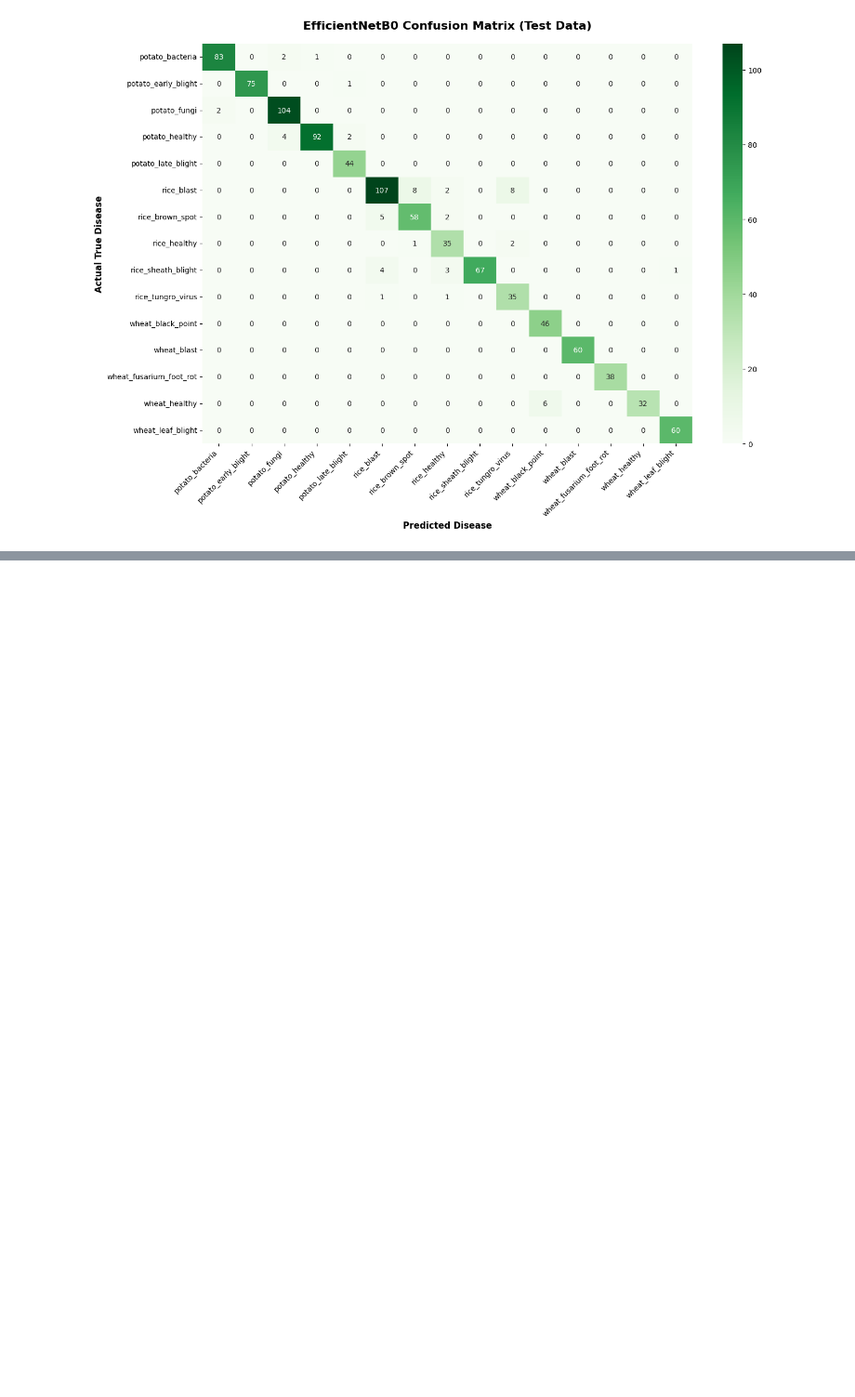
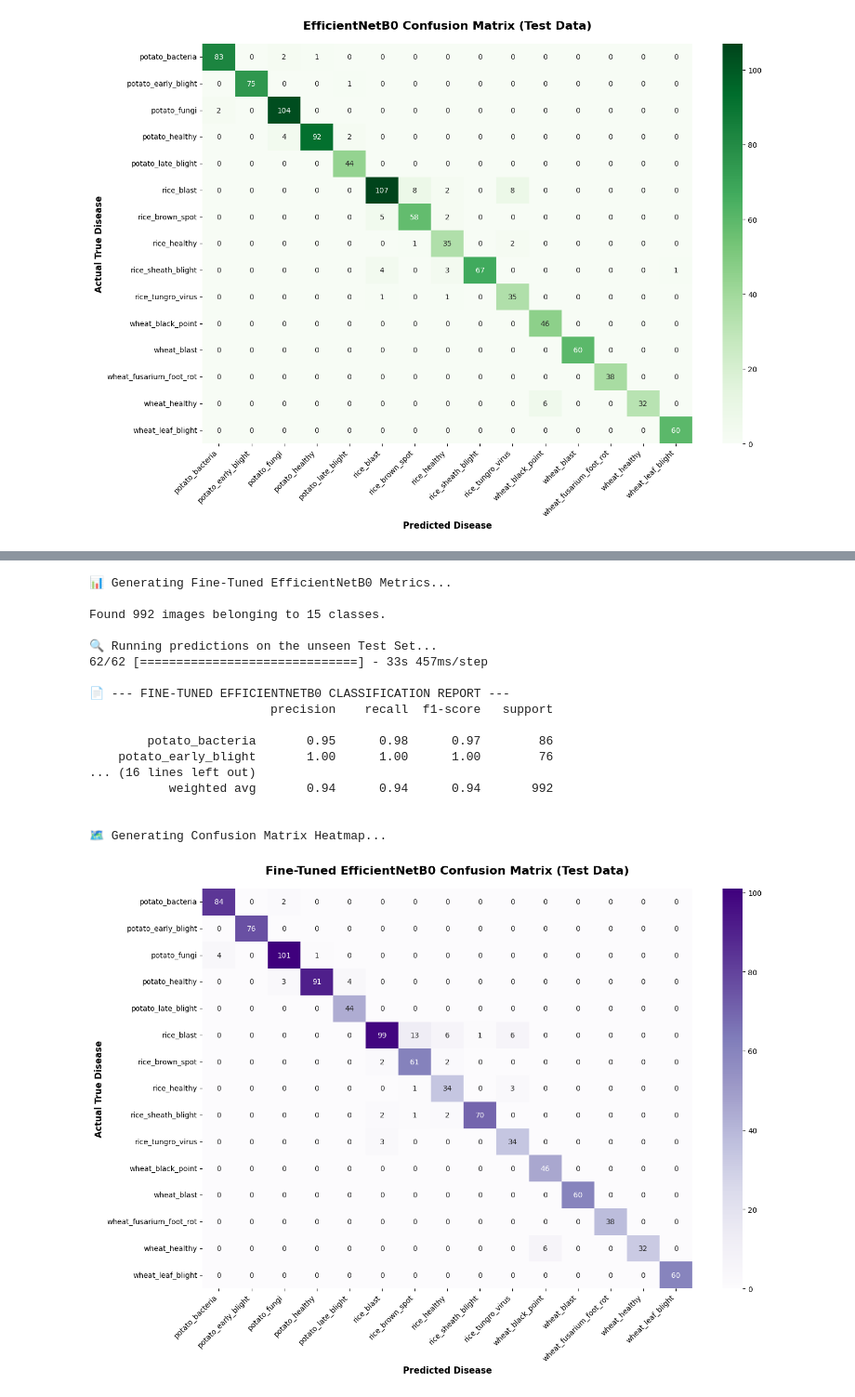
Before and after one commit to shihabpk99/AI-Powered-Crop-Disease-Detection-System, a Jupyter notebook: Master_attem.ipynb, the cells around one changed output, grey strips where cells are left out. Shown at 93% size. Cells and saved outputs as stored; diff of their text form; code cells hidden in the pictures; blank space fills up the shorter version.

```diff
--- a/Master_attem.ipynb
+++ b/Master_attem.ipynb
@@ -1107,0 +1278,70 @@ Found 992 images belonging to 15 classes.
+# %%
+# ==========================================
+# CELL #19 - FINE-TUNED EFFICIENTNET EVALUATION
+# ==========================================
+import numpy as np
+import matplotlib.pyplot as plt
+import seaborn as sns
+from sklearn.metrics import classification_report, confusion_matrix
+from tensorflow.keras.preprocessing.image import ImageDataGenerator
+
+print("📊 Generating Fine-Tuned EfficientNetB0 Metrics...\n")
+
+# 1. Setup the Unscaled Test Generator (Bulletproof!)
+eff_test_datagen = ImageDataGenerator() # NO RESCALE
+eff_test_generator = eff_test_datagen.flow_from_directory(
+    r"D:\MasterDataset\test",
+    target_size=(224, 224),
+    batch_size=16,
+    class_mode='categorical',
+    shuffle=False
+)
+
+# 2. Load the Fine-Tuned Champion Weights
+efficientnet_model.load_weights(r"D:\MasterModels\EfficientNetB0_FineTuned.keras")
+
+print("\n🔍 Running predictions on the unseen Test Set...")
+eff_test_generator.reset()
+
+predictions_ft = efficientnet_model.predict(eff_test_generator, verbose=1)
+predicted_classes_ft = np.argmax(predictions_ft, axis=1)
+
+true_classes = eff_test_generator.classes
+class_labels = list(eff_test_generator.class_indices.keys())
+
+# 3. TEXT REPORT: F1-SCORES
+print("\n📄 --- FINE-TUNED EFFICIENTNETB0 CLASSIFICATION REPORT ---")
+report_ft = classification_report(true_classes, predicted_classes_ft, target_names=class_labels)
+print(report_ft)
+
+# 4. VISUAL REPORT: CONFUSION MATRIX
+print("\n🗺️ Generating Confusion Matrix Heatmap...")
+cm_ft = confusion_matrix(true_classes, predicted_classes_ft)
+
+plt.figure(figsize=(14, 10))
+sns.heatmap(cm_ft, annot=True, fmt='d', cmap='Purples', xticklabels=class_labels, yticklabels=class_labels)
+plt.title('Fine-Tuned EfficientNetB0 Confusion Matrix (Test Data)', fontsize=16, fontweight='bold', pad=20)
+plt.xlabel('Predicted Disease', fontsize=12, fontweight='bold')
+plt.ylabel('Actual True Disease', fontsize=12, fontweight='bold')
+plt.xticks(rotation=45, ha='right')
+plt.tight_layout()
+plt.show()
+# %% [output]
+📊 Generating Fine-Tuned EfficientNetB0 Metrics...
+
+Found 992 images belonging to 15 classes.
+
+🔍 Running predictions on the unseen Test Set...
+62/62 [==============================] - 33s 457ms/step
+
+📄 --- FINE-TUNED EFFICIENTNETB0 CLASSIFICATION REPORT ---
+                         precision    recall  f1-score   support
+
+        potato_bacteria       0.95      0.98      0.97        86
+    potato_early_blight       1.00      1.00      1.00        76
+... (16 lines left out)
+           weighted avg       0.94      0.94      0.94       992
+
+
+🗺️ Generating Confusion Matrix Heatmap...
+[figure, added]
```
Also changed, not shown: parts of 8 cells of this notebook.
